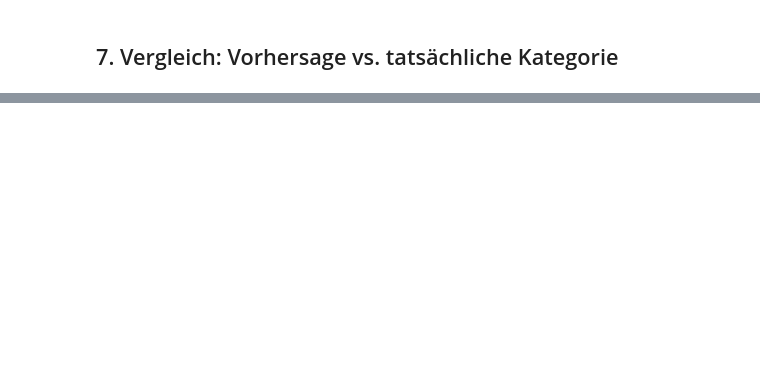
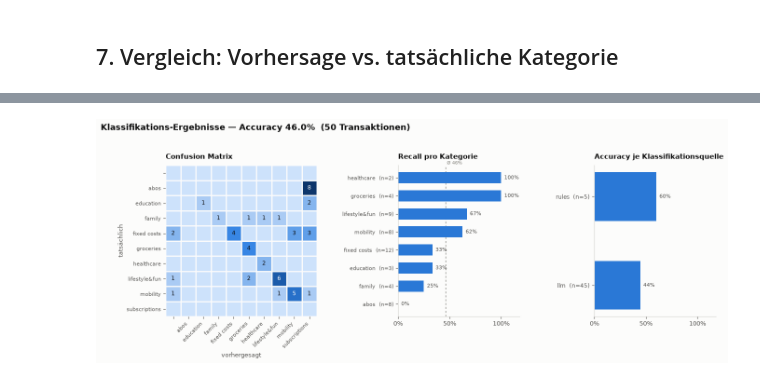
Before and after one commit to clarabri/moneta, a Jupyter notebook: Machine-Learning/Model/Ollama_qwen.ipynb, the cells around one changed output, grey strips where cells are left out. Saved outputs shown, nothing was run; the diff lists cells and outputs as text; code cells hidden in the pictures; blank space fills up the shorter version.

Commit message:
ollama-erweitert-um-visualisierungen

```diff
--- a/Machine-Learning/Model/Ollama_qwen.ipynb
+++ b/Machine-Learning/Model/Ollama_qwen.ipynb
@@ -214,10 +217,11 @@ comparison = result.merge(
 
 comparison["correct"] = comparison["category_predicted"] == comparison["category_true"]
 
+accuracy = comparison["correct"].mean()
 correct = comparison["correct"].sum()
 total = len(comparison)
 
-print(f"Accuracy: {comparison['correct'].mean():.2%}")
+print(f"Accuracy: {accuracy:.2%}")
 print(f"Correct: {correct}/{total}")
 print(f"Wrong:   {total - correct}/{total}")
 # %% [output]
@@ -226,0 +231,97 @@ Wrong:   29/50
+# %%
+# ---- Design-Tokens: eine Farbfamilie (blau), Text bleibt Tinte ----
+SURFACE, INK, INK_2, INK_MUTED, GRID = "#fcfcfb", "#0b0b0b", "#52514e", "#8a8983", "#d6d5d0"
+ACCENT = "#2a78d6"
+SEQ = LinearSegmentedColormap.from_list("blue", [
+    "#cde2fb", "#b7d3f6", "#9ec5f4", "#86b6ef", "#6da7ec", "#5598e7",
+    "#3987e5", "#2a78d6", "#256abf", "#1c5cab", "#184f95", "#104281", "#0d366b",
+])
+
+plt.rcParams.update({
+    "figure.facecolor": SURFACE, "axes.facecolor": SURFACE,
+    "text.color": INK, "axes.labelcolor": INK_2, "font.size": 9,
+    "axes.spines.top": False, "axes.spines.right": False,
+    "axes.edgecolor": GRID, "xtick.color": INK_2, "ytick.color": INK_2,
+})
+
+cats = sorted(set(comparison["category_true"]) | set(comparison["category_predicted"]))
+
+fig = plt.figure(figsize=(13.5, 5.6))
+gs = fig.add_gridspec(1, 3, width_ratios=[1.35, 1, 1], wspace=0.55)
+
+# ---------- 1. Confusion Matrix ----------
+ax = fig.add_subplot(gs[0])
+cm = pd.crosstab(
+    comparison["category_true"], comparison["category_predicted"]
+).reindex(index=cats, columns=cats, fill_value=0)
+
+ax.imshow(cm.values, cmap=SEQ, vmin=0, vmax=cm.values.max())
+for i in range(len(cats)):
+    for j in range(len(cats)):
+        v = cm.values[i, j]
+        if v:
+            ax.text(j, i, v, ha="center", va="center", fontsize=8.5,
+                    color="#ffffff" if v / cm.values.max() > 0.55 else INK)
+
+ax.set_xticks(range(len(cats)), cats, rotation=45, ha="right", fontsize=8)
+ax.set_yticks(range(len(cats)), cats, fontsize=8)
+ax.set_xlabel("vorhergesagt")
+ax.set_ylabel("tatsächlich")
+ax.set_title("Confusion Matrix", loc="left", fontweight="bold", pad=10)
+# 2px-Lücke in Surface-Farbe zwischen den Zellen
+ax.set_xticks(np.arange(-0.5, len(cats), 1), minor=True)
+ax.set_yticks(np.arange(-0.5, len(cats), 1), minor=True)
+ax.grid(which="minor", color=SURFACE, linewidth=2)
+ax.tick_params(which="minor", length=0)
+for spine in ax.spines.values():
+    spine.set_visible(False)
+
+# ---------- 2. Recall pro Kategorie ----------
+ax = fig.add_subplot(gs[1])
+recall = comparison.groupby("category_true")["correct"].mean().sort_values()
+support = comparison["category_true"].value_counts()
+
+ax.barh(range(len(recall)), recall.values, color=ACCENT, height=0.62)
+ax.set_yticks(range(len(recall)),
+              [f"{c}  (n={support[c]})" for c in recall.index], fontsize=8)
+for i, v in enumerate(recall.values):
+    ax.text(v + 0.03, i, f"{v:.0%}", va="center", fontsize=8, color=INK_2)
+
+ax.axvline(accuracy, color=INK_MUTED, lw=1, ls=(0, (3, 3)), zorder=0)
+ax.text(accuracy, len(recall) - 0.25, f" Ø {accuracy:.0%}", fontsize=7.5, color=INK_MUTED)
+ax.set_xlim(0, 1.18)
+ax.set_xticks([0, 0.5, 1], ["0%", "50%", "100%"])
+ax.set_title("Recall pro Kategorie", loc="left", fontweight="bold", pad=10)
+ax.spines["left"].set_color(GRID)
+
+# ---------- 3. Accuracy je Klassifikationsquelle ----------
+ax = fig.add_subplot(gs[2])
+src = comparison.groupby("classification_source")["correct"].agg(
+    acc="mean", n="size").sort_values("acc")
+
+ax.barh(range(len(src)), src["acc"].values, color=ACCENT, height=0.55)
+ax.set_yticks(range(len(src)),
+              [f"{s}  (n={int(src['n'][s])})" for s in src.index], fontsize=8.5)
+for i, v in enumerate(src["acc"].values):
+    ax.text(v + 0.03, i, f"{v:.0%}", va="center", fontsize=8, color=INK_2)
+
+ax.set_xlim(0, 1.18)
+ax.set_xticks([0, 0.5, 1], ["0%", "50%", "100%"])
+ax.set_title("Accuracy je Klassifikationsquelle", loc="left", fontweight="bold", pad=10)
+ax.spines["left"].set_color(GRID)
+
+fig.suptitle(
+    f"Klassifikations-Ergebnisse — Accuracy {accuracy:.1%}  ({len(comparison)} Transaktionen)",
+    x=0.007, ha="left", fontsize=13, fontweight="bold",
+)
+fig.subplots_adjust(top=0.82, bottom=0.24, left=0.10, right=0.985)
+plt.show()
+
+# Tabellen-Ansicht: die größten Verwechslungen
+errors = (comparison[~comparison["correct"]]
+          .groupby(["category_true", "category_predicted"]).size()
+          .sort_values(ascending=False).rename("n"))
+print("Häufigste Verwechslungen (tatsächlich -> vorhergesagt):")
+print(errors.head(8).to_string())
+# %% [output]
+[figure, added]
```
Also changed, not shown: parts of 4 cells of this notebook.
